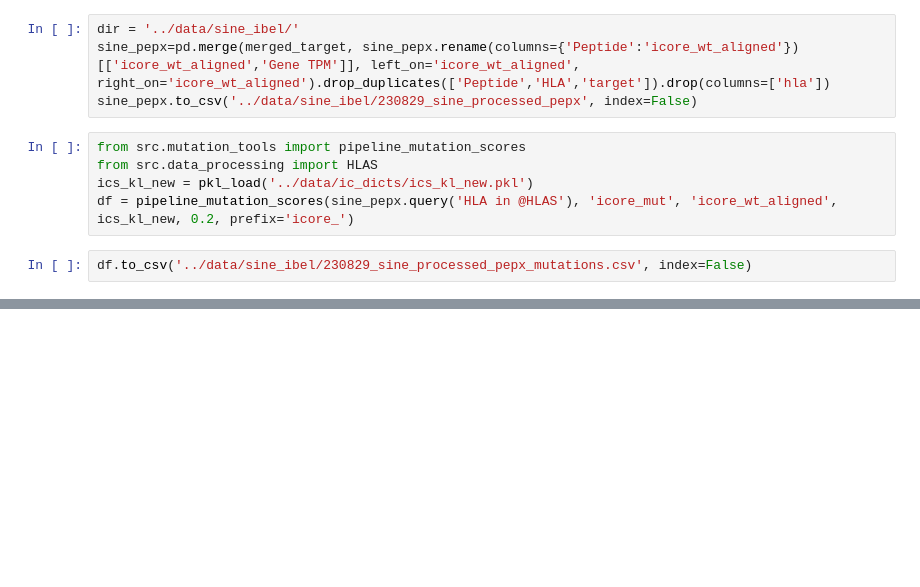
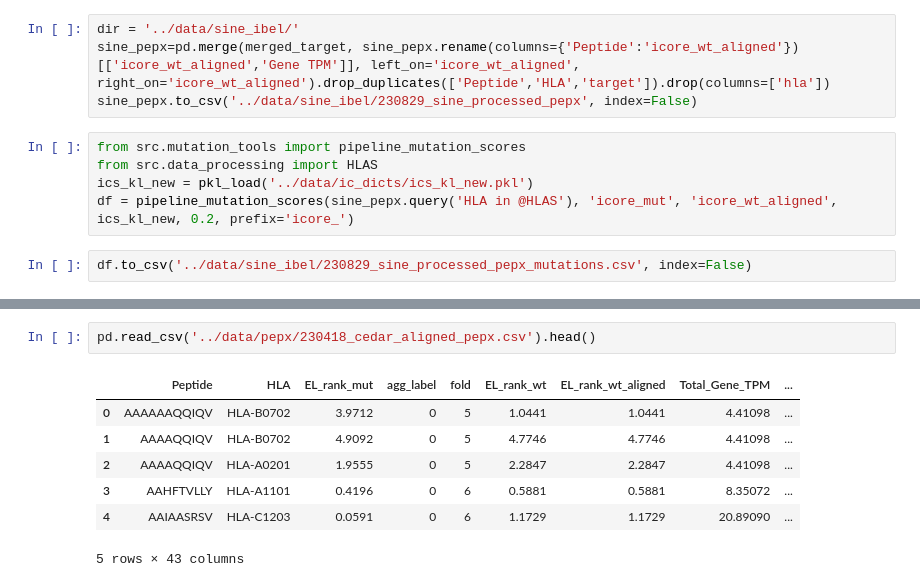
Before and after one commit to richieYT-wan/cedar, a Jupyter notebook: notebook/230724_TrainDataPruning.ipynb, the cells around one changed output, grey strips where cells are left out. Cells and saved outputs as stored; diff of their text form; blank space fills up the shorter version.

```diff
--- a/notebook/230724_TrainDataPruning.ipynb
+++ b/notebook/230724_TrainDataPruning.ipynb
@@ -1032,0 +1051,10 @@ df.to_csv('../data/sine_ibel/230829_sine_processed_pepx_mutations.csv', index=Fa
+# %%
+pd.read_csv('../data/pepx/230418_cedar_aligned_pepx.csv').head()
+# %% [output]
+|  | Peptide | HLA | EL_rank_mut | agg_label | fold | EL_rank_wt | EL_rank_wt_aligned | Total_Gene_TPM | ... |
+| 0 | AAAAAAQQIQV | HLA-B0702 | 3.9712 | 0 | 5 | 1.0441 | 1.0441 | 4.41098 | ... |
+| 1 | AAAAQQIQV | HLA-B0702 | 4.9092 | 0 | 5 | 4.7746 | 4.7746 | 4.41098 | ... |
+| 2 | AAAAQQIQV | HLA-A0201 | 1.9555 | 0 | 5 | 2.2847 | 2.2847 | 4.41098 | ... |
+| 3 | AAHFTVLLY | HLA-A1101 | 0.4196 | 0 | 6 | 0.5881 | 0.5881 | 8.35072 | ... |
+| 4 | AAIAASRSV | HLA-C1203 | 0.0591 | 0 | 6 | 1.1729 | 1.1729 | 20.89090 | ... |
+5 rows × 43 columns
```
Also changed, not shown: parts of 2 cells of this notebook, 3 other files.
